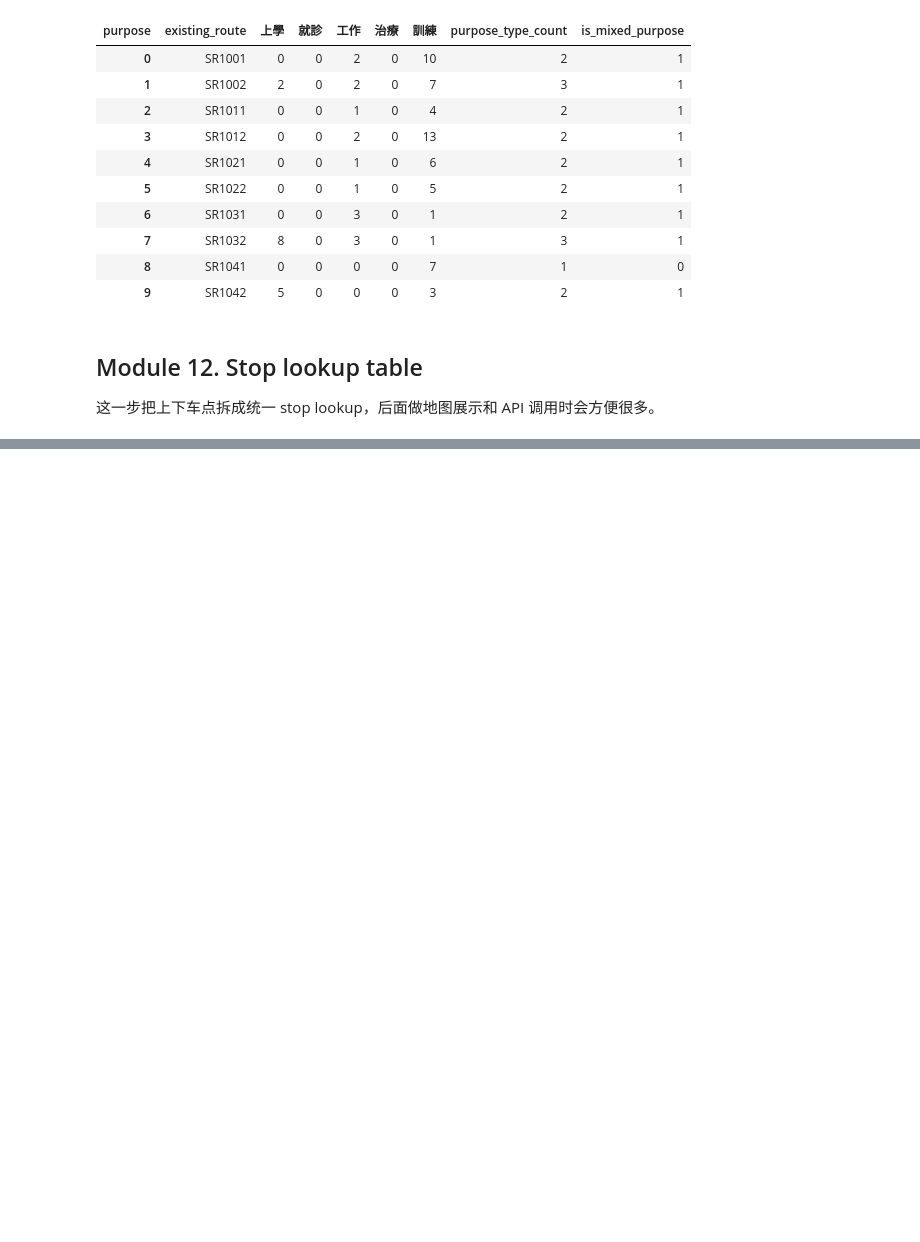
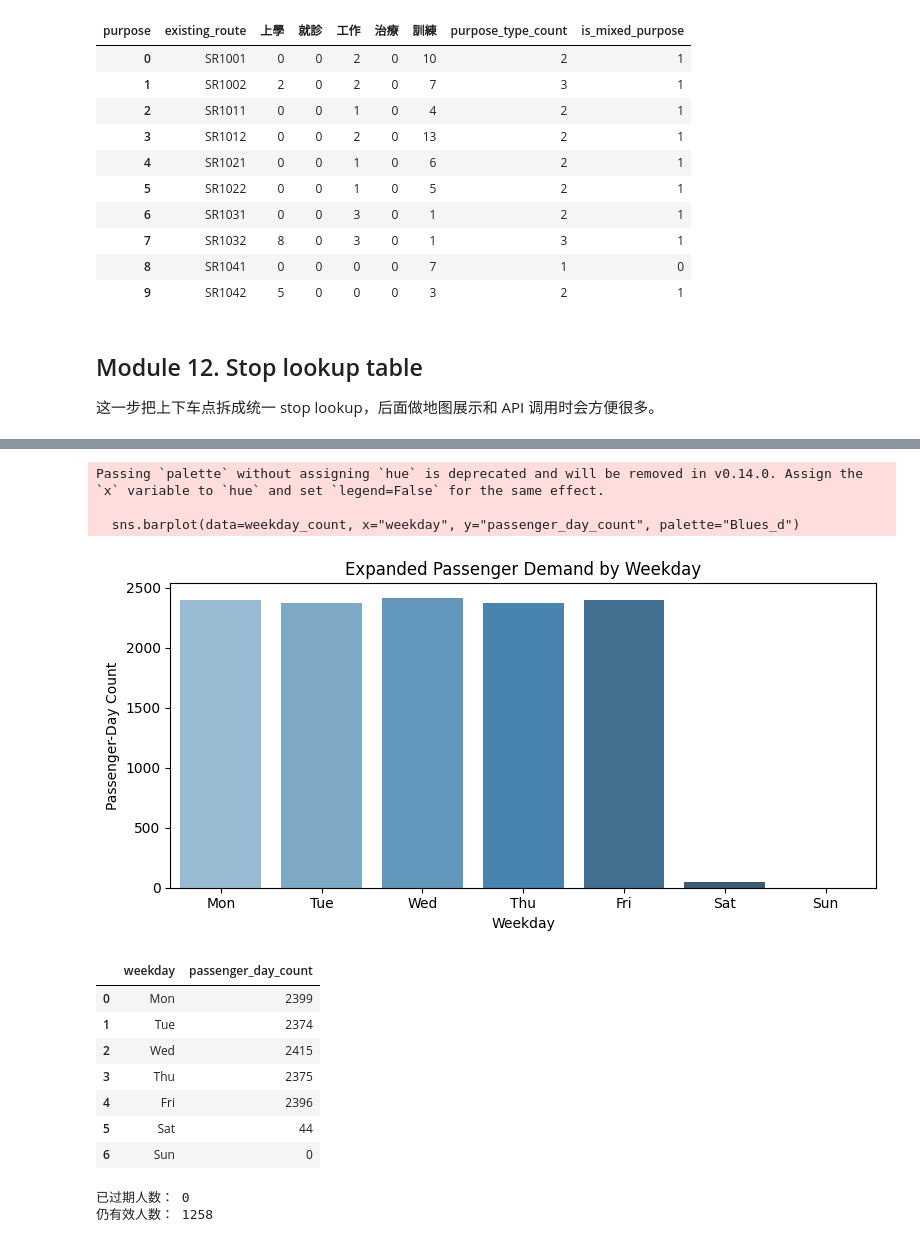
Before and after one commit to Chenbei2002/rehabus-route-optimization, a Jupyter notebook: rehabus_srs_data_processing.ipynb, the cells around one changed output, grey strips where cells are left out. Saved outputs shown, nothing was run; the diff lists cells and outputs as text; code cells hidden in the pictures; blank space fills up the shorter version.

```diff
--- a/rehabus_srs_data_processing.ipynb
+++ b/rehabus_srs_data_processing.ipynb
@@ -603,0 +839,51 @@ print("- stop_lookup.csv")
+# %%
+# 画图
+
+# Expand day list to one row per passenger-day, then visualize weekly demand
+if "day_list_parsed" in df.columns:
+    day_col = "day_list_parsed"
+else:
+    day_col = "day_list"
+# Keep a copy so downstream modules are not affected
+df_expanded = df.copy().explode(day_col).rename(columns={day_col: "day_single"})
+df_expanded = df_expanded.dropna(subset=["day_single"])
+weekday_order = ["Mon", "Tue", "Wed", "Thu", "Fri", "Sat", "Sun"]
+weekday_count = (
+    df_expanded["day_single"]
+    .value_counts()
+    .reindex(weekday_order, fill_value=0)
+    .rename_axis("weekday")
+    .reset_index(name="passenger_day_count")
+)
+plt.figure(figsize=(8, 4))
+sns.barplot(data=weekday_count, x="weekday", y="passenger_day_count", palette="Blues_d")
+plt.title("Expanded Passenger Demand by Weekday")
+plt.xlabel("Weekday")
+plt.ylabel("Passenger-Day Count")
+plt.tight_layout()
+plt.show()
+display(weekday_count)
+# %% [output]
+Passing `palette` without assigning `hue` is deprecated and will be removed in v0.14.0. Assign the `x` variable to `hue` and set `legend=False` for the same effect.
+
+  sns.barplot(data=weekday_count, x="weekday", y="passenger_day_count", palette="Blues_d")
+[figure, added]
+|  | weekday | passenger_day_count |
+| 0 | Mon | 2399 |
+| 1 | Tue | 2374 |
+| 2 | Wed | 2415 |
+| 3 | Thu | 2375 |
+| 4 | Fri | 2396 |
+| 5 | Sat | 44 |
+| 6 | Sun | 0 |
+# %%
+today = pd.Timestamp.today()
+
+expired = df[df["expiry_date"] < today]
+active = df[df["expiry_date"] >= today]
+
+print("已过期人数：", len(expired))
+print("仍有效人数：", len(active))
+# %% [output]
+已过期人数： 0
+仍有效人数： 1258
```
Also changed, not shown: parts of 23 cells of this notebook, 36 other files.
